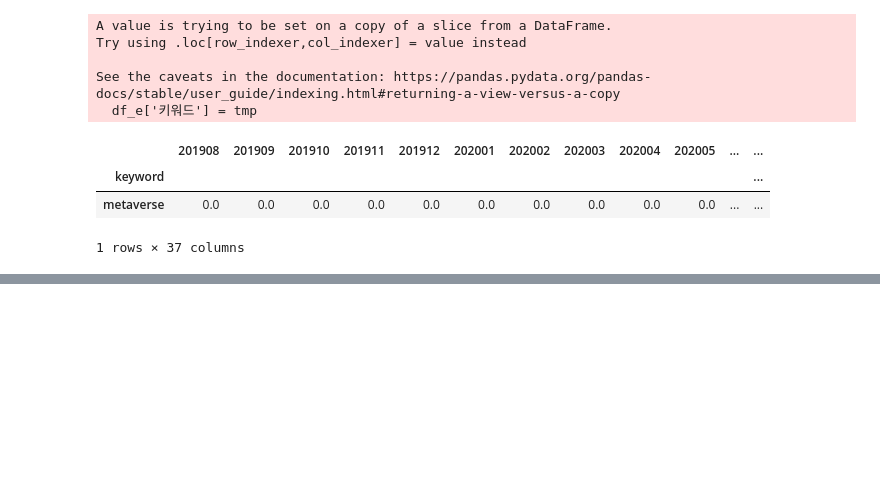
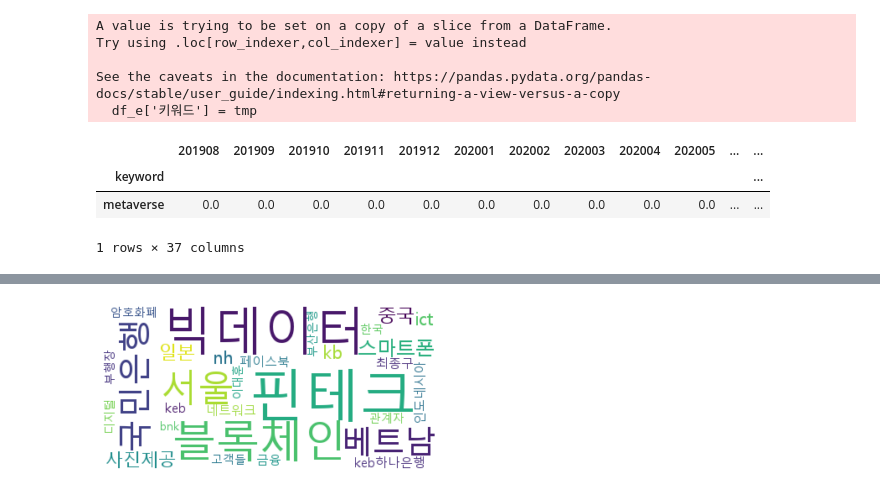
Before and after one commit to ho2921ho/BerTopic2, a Jupyter notebook: BerTopic.ipynb, the cells around one changed output, grey strips where cells are left out. Cells and saved outputs as stored; diff of their text form; code cells hidden in the pictures; blank space fills up the shorter version.

```diff
--- a/BerTopic.ipynb
+++ b/BerTopic.ipynb
@@ -174,0 +207,11 @@ df_ks = get_slop(df_k,'20180801','20220731')
+# %%
+tags = df_ks.sort_values(by = 'slope', ascending = True)[0:30]['slope'].drop(['블록체'])
+tags = tags*-1
+wc = WordCloud(font_path='C:/Windows/Fonts/malgun',background_color="white")
+cloud = wc.generate_from_frequencies(dict(tags))
+
+plt.axis("off")
+plt.imshow(wc, interpolation="bilinear")
+plt.show()
+# %% [output]
+[figure, added]
```
Also changed, not shown: parts of 42 cells of this notebook, 2 other files.
